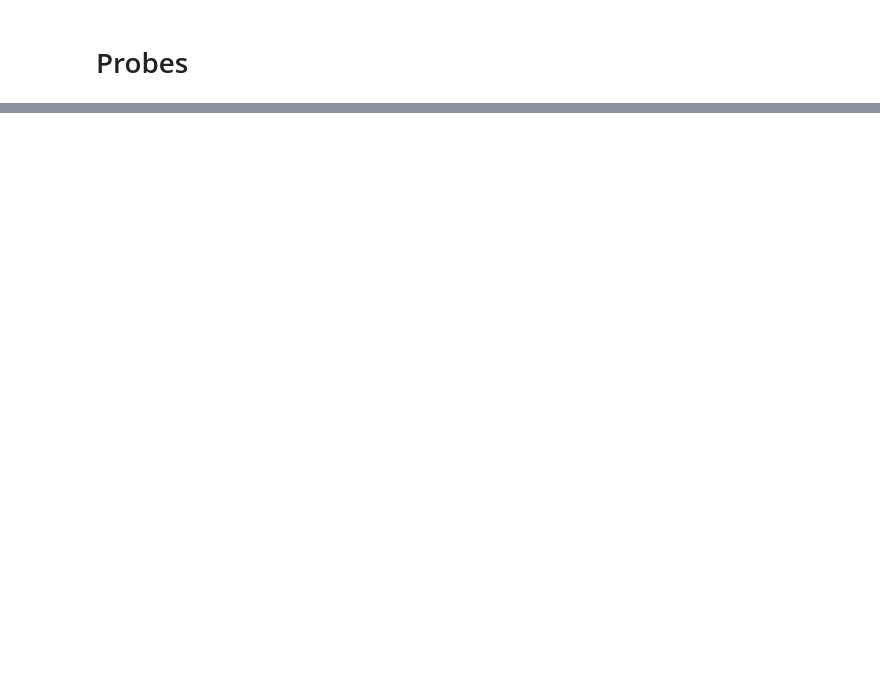
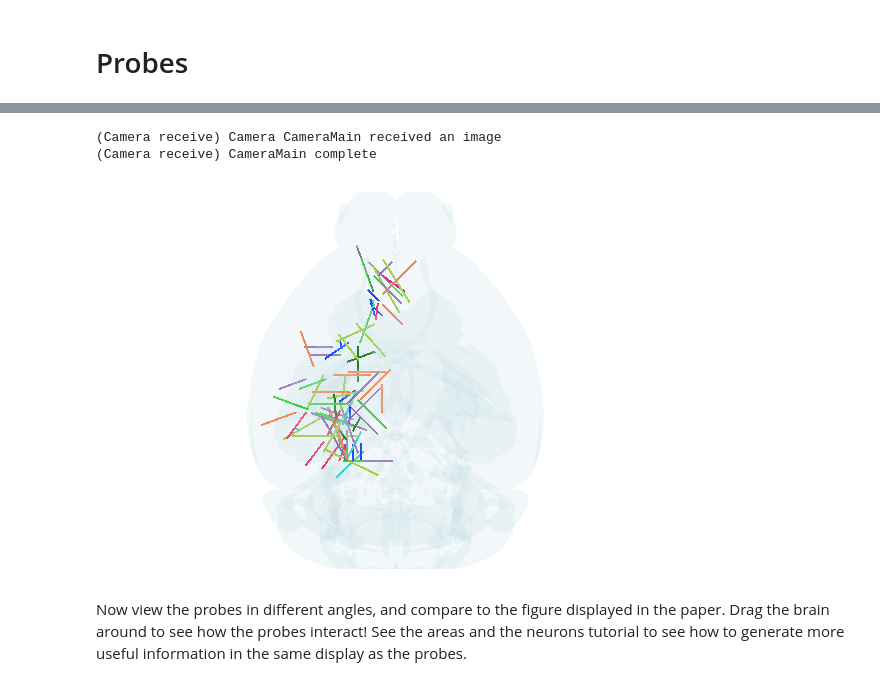
Before and after one commit to VirtualBrainLab/urchin-examples, a Jupyter notebook: basics/probes.ipynb, the cells around one changed output, grey strips where cells are left out. Drawn from its saved outputs; the diff is of its cells as text; code cells hidden in the pictures; blank space fills up the shorter version.

```diff
--- a/basics/probes.ipynb
+++ b/basics/probes.ipynb
@@ -45,0 +115,15 @@ urchin.probes.set_angles(probe_list,[[0,0,0],[0,0,0],[0,0,0],[90,0,0],[0,90,0]])
+# %%
+#Setting probe angles
+probe_angles = [] # creating empty list to hold angles for each probe
+for probe in range(num_probes): # cycling through each probe
+    probe_ang = [probe_data.loc[probe, "phi"],probe_data.loc[probe, "theta"], 0] # grabbing the respective angles for each probe to put into a list
+    probe_angles.append(probe_ang) # adding each list of angles to the overall list to line up with each probe
+urchin.probes.set_angles(probes, probe_angles) # setting the angles of each probe within the renderer
+# %%
+await urchin.camera.main.screenshot(size=[600,400])
+# %% [output]
+(Camera receive) Camera CameraMain received an image
+(Camera receive) CameraMain complete
+[figure, added]
+# %% [markdown]
+Now view the probes in different angles, and compare to the figure displayed in the paper. Drag the brain around to see how the probes interact! See the areas and the neurons tutorial to see how to generate more useful information in the same display as the probes.
```
Also changed, not shown: parts of 32 cells of this notebook.
